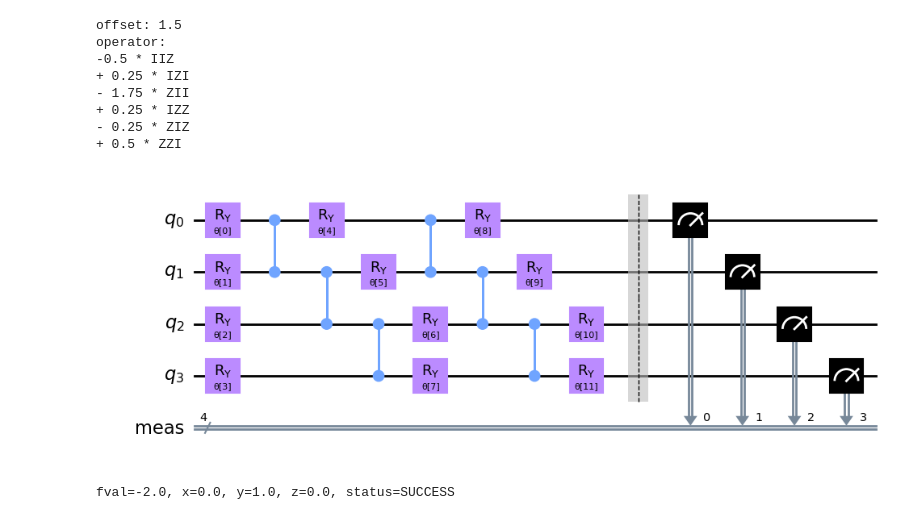
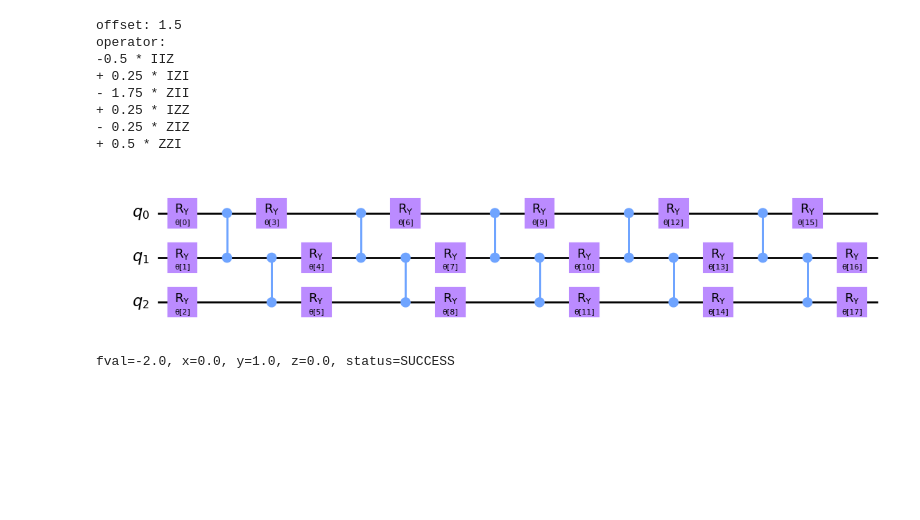
Before and after one commit to germands8/quantumhack, a Jupyter notebook: tec-workshop-3-2-opt.ipynb, the cells around one changed output. Saved outputs shown, nothing was run; the diff lists cells and outputs as text; code cells hidden in the pictures; blank space fills up the shorter version.

```diff
--- a/tec-workshop-3-2-opt.ipynb
+++ b/tec-workshop-3-2-opt.ipynb
@@ -85,9 +85,12 @@ ansatz = TwoLocal(rotation_blocks='ry', entanglement_blocks='cz', reps=5, entang
 # Instantiate VQE
 vqe = SamplingVQE(sampler=Sampler(), ansatz=ansatz, optimizer=spsa)
 # %%
+# If you want to see the circuit, set the number of qubits and draw
+
+ansatz.num_qubits = op.num_qubits
 ansatz.decompose().draw()
 # %% [output]
-[figure, old version]
+[figure, new version]
 # %%
 from qiskit_optimization.algorithms import MinimumEigenOptimizer
 
```
Also changed, not shown: parts of 7 cells of this notebook.
